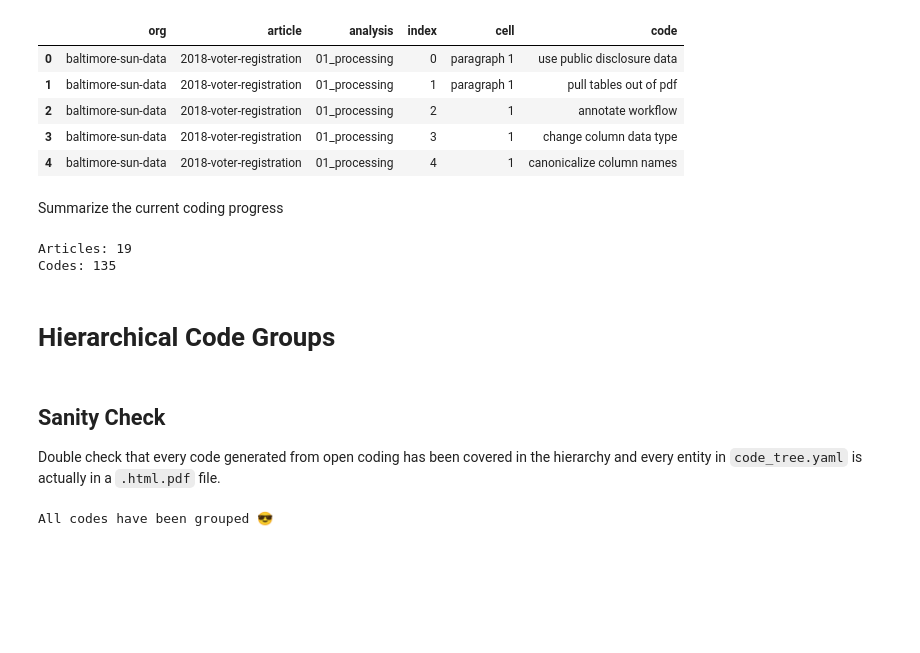
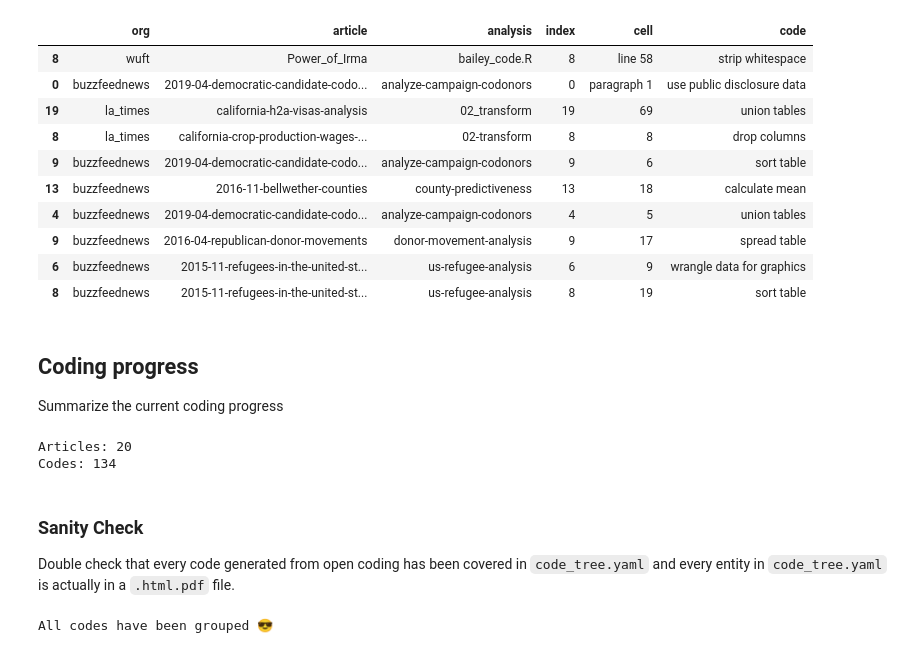
Before and after one commit to steve-kasica/table-scraps, a Jupyter notebook: codebook.ipynb, the cells around one changed output. Cells and saved outputs as stored; diff of their text form; code cells hidden in the pictures; blank space fills up the shorter version.

```diff
--- a/codebook.ipynb
+++ b/codebook.ipynb
@@ -11,0 +23,16 @@ pd.set_option("display.max_rows", None)  # Don't truncate rows when printing a P
+# %%
+codes = []
+
+def getCodeTree(node, func, lvl=0):
+    """ A recursive, pre-order traversal of the code groups YAML structure"""
+    func(node['name'], node['desc'], lvl)
+    if 'sub' in node.keys():
+        for child in node['sub']:
+            getCodeTree(child, func, lvl + 1)
+
+parseYaml = lambda k, d, l: codes.append('{}* **{}**: {}\n'.format('\t' * l, k.title(), d))
+
+for grp in code_yaml:
+    getCodeTree(grp, parseYaml)
+
+display(Markdown('### Codes\n' + ''.join(codes)))
@@ -47,23 +142,28 @@ Wall time: 28.9 s
 # %%
-data.head()
+data.sample(frac=1).head(10)
 # %% [output]
 |  | org | article | analysis | index | cell | code |
-| 0 | baltimore-sun-data | 2018-voter-registration | 01_processing | 0 | paragraph 1 | use public disclosure data |
-| 1 | baltimore-sun-data | 2018-voter-registration | 01_processing | 1 | paragraph 1 | pull tables out of pdf |
-| 2 | baltimore-sun-data | 2018-voter-registration | 01_processing | 2 | 1 | annotate workflow |
-| 3 | baltimore-sun-data | 2018-voter-registration | 01_processing | 3 | 1 | change column data type |
-| 4 | baltimore-sun-data | 2018-voter-registration | 01_processing | 4 | 1 | canonicalize column names |
+| 8 | wuft | Power_of_Irma | bailey_code.R | 8 | line 58 | strip whitespace |
+| 0 | buzzfeednews | 2019-04-democratic-candidate-codo... | analyze-campaign-codonors | 0 | paragraph 1 | use public disclosure data |
+| 19 | la_times | california-h2a-visas-analysis | 02_transform | 19 | 69 | union tables |
+| 8 | la_times | california-crop-production-wages-... | 02-transform | 8 | 8 | drop columns |
+| 9 | buzzfeednews | 2019-04-democratic-candidate-codo... | analyze-campaign-codonors | 9 | 6 | sort table |
+| 13 | buzzfeednews | 2016-11-bellwether-counties | county-predictiveness | 13 | 18 | calculate mean |
+| 4 | buzzfeednews | 2019-04-democratic-candidate-codo... | analyze-campaign-codonors | 4 | 5 | union tables |
+| 9 | buzzfeednews | 2016-04-republican-donor-movements | donor-movement-analysis | 9 | 17 | spread table |
+| 6 | buzzfeednews | 2015-11-refugees-in-the-united-st... | us-refugee-analysis | 6 | 9 | wrangle data for graphics |
+| 8 | buzzfeednews | 2015-11-refugees-in-the-united-st... | us-refugee-analysis | 8 | 19 | sort table |
 # %% [markdown]
+## Coding progress
+
 Summarize the current coding progress
 # %%
 summary_stats = [
-    len(data['article'].unique()),
+    len(data['article'].unique()) + 1,  # Add one for two stories in wuft/Power_of_Irma repo
     len(data['code'].unique())
 ]
 
 print('Articles: {}\nCodes: {}'.format(*summary_stats))
 # %% [output]
-Articles: 19
-Codes: 135
+Articles: 20
+Codes: 134
-# %% [markdown]
-# Hierarchical Code Groups
@@ -82,5 +170,5 @@ def walkTheYaml(parent, children, func):
 # %% [markdown]
-## Sanity Check
+### Sanity Check
 
-Double check that every code generated from open coding has been covered in the hierarchy and every entity in `code_tree.yaml` is actually in a `.html.pdf` file.
+Double check that every code generated from open coding has been covered in `code_tree.yaml` and every entity in `code_tree.yaml` is actually in a `.html.pdf` file.
 # %%
```
Also changed, not shown: parts of 17 cells of this notebook, 2 other files.
